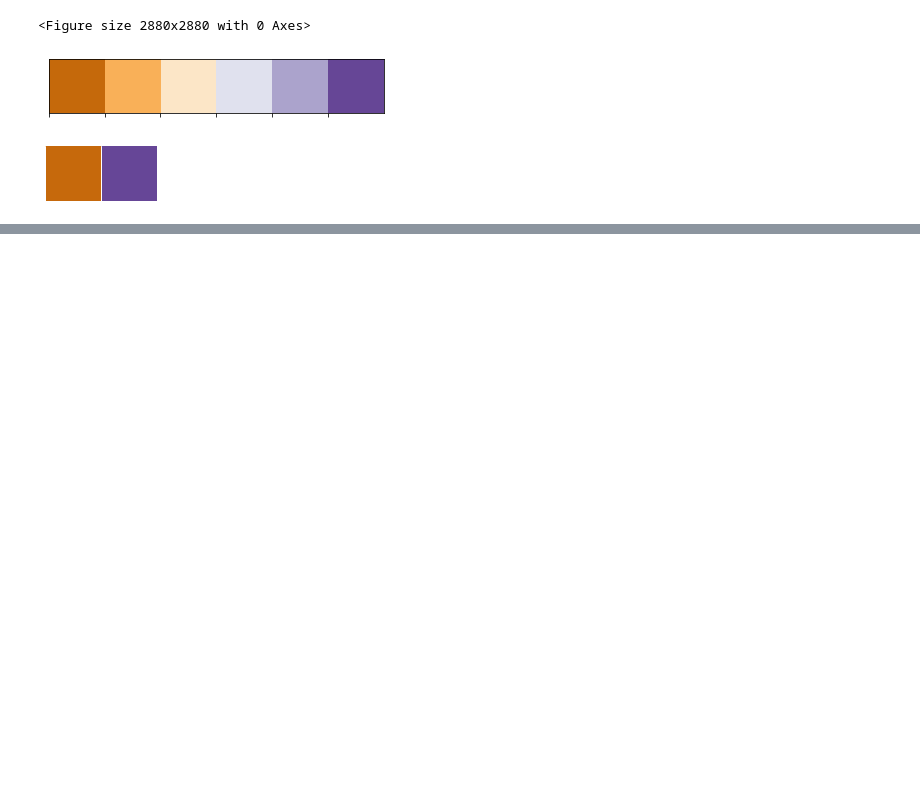
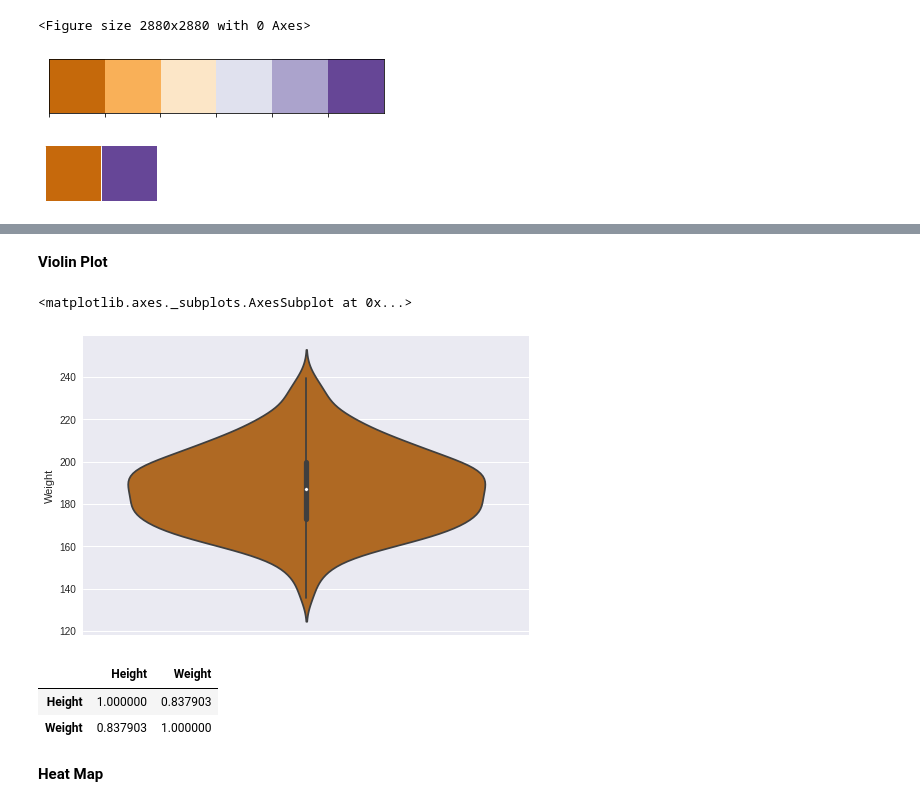
Before and after one commit to SaiVamshiKatkuri/MLnow_2.0, a Jupyter notebook: 3_2_Univariate.ipynb, the cells around one changed output, grey strips where cells are left out. Drawn from its saved outputs; the diff is of its cells as text; code cells hidden in the pictures; blank space fills up the shorter version.

```diff
--- a/3_2_Univariate.ipynb
+++ b/3_2_Univariate.ipynb
@@ -173,2 +169,15 @@ sns.pairplot(dataset,x_vars=['Height','Weight'],y_vars=['Height','Weight'],diag_
+# %% [markdown]
+**Violin Plot**
 # %%
-sns.boxplot(y=dataset['Hours'])
+sns.violinplot(y=dataset["Weight"])
+# %% [output]
+<matplotlib.axes._subplots.AxesSubplot at 0x...>
+[figure, added]
+# %%
+dataset.corr()                                          # Finding the correlation b/w variables
+# %% [output]
+|  | Height | Weight |
+| Height | 1.000000 | 0.837903 |
+| Weight | 0.837903 | 1.000000 |
+# %% [markdown]
+**Heat Map**
```
Also changed, not shown: parts of 52 cells of this notebook.
